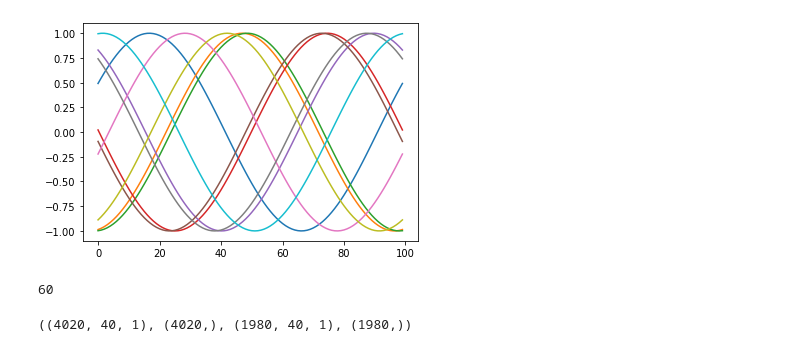
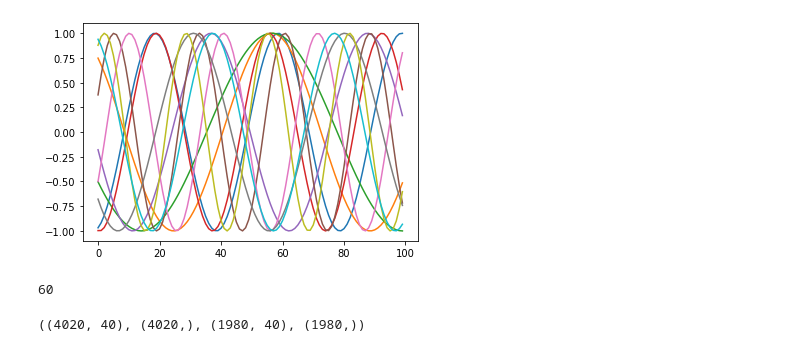
Before and after one commit to atobe/intro_to_dl_shared, a Jupyter notebook: 01 simple sine following.ipynb, the cells around one changed output. Cells and saved outputs as stored; diff of their text form; code cells hidden in the pictures.

```diff
--- a/01 simple sine following.ipynb
+++ b/01 simple sine following.ipynb
@@ -23,19 +24,17 @@ from sklearn.model_selection import train_test_split
 # %%
 def gen_random_sine(n_points=100):
     frequency = random.random() * 3 + 1
-    frequency = 1
     phase_offset = random.random() * 2 * np.pi
-#     phase_offset = 0
     xs = np.linspace(0.0, 2*np.pi, n_points)
     ys = np.sin(xs*frequency+phase_offset)
     return ys
 
 # have a look at some random sine waves
 for _ in range(10):
     ys = gen_random_sine()
     plt.plot(ys)
 # %% [output]
-[figure, old version]
+[figure, new version]
 # %%
 # gen train / test data
 
@@ -57,13 +56,13 @@ xs, ys = np.array(xs), np.array(ys)
 
 
 x_train, x_test, y_train, y_test = train_test_split(xs, ys, test_size=0.33)
-x_train = x_train.reshape(x_train.shape + (1, ))
-x_test = x_test.reshape(x_test.shape + (1, ))
+# x_train = x_train.reshape(x_train.shape + (1, ))
+# x_test = x_test.reshape(x_test.shape + (1, ))
 
 x_train.shape, y_train.shape, x_test.shape, y_test.shape
 # %% [output]
 60
-((4020, 40, 1), (4020,), (1980, 40, 1), (1980,))
+((4020, 40), (4020,), (1980, 40), (1980,))
 # %%
 # examine one x,y pair
 plt.plot(x_train[0])
```
Also changed, not shown: parts of 5 cells of this notebook, 3 other files.
